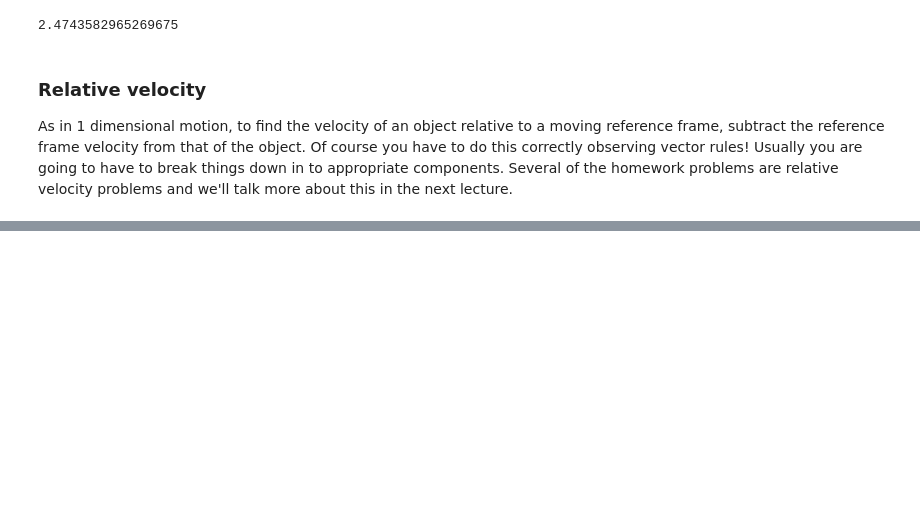
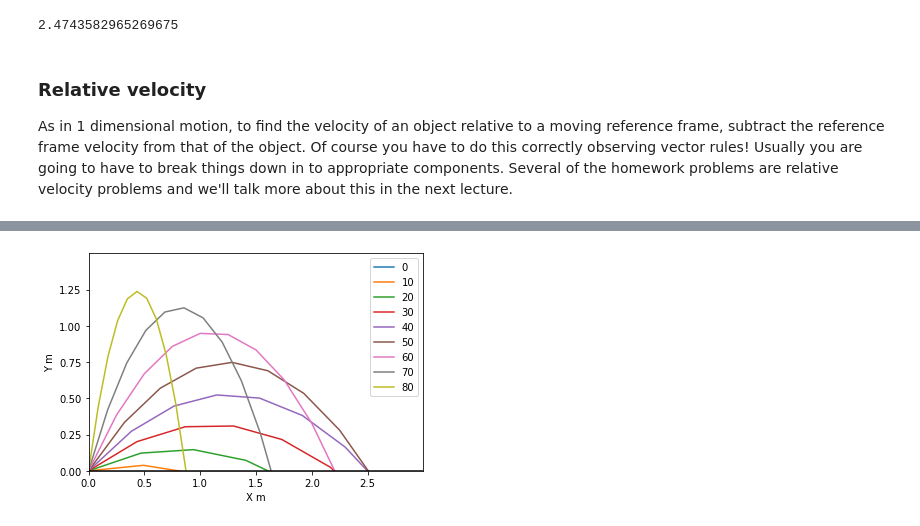
Before and after one commit to cgoldsberry/PHY141, a Jupyter notebook: Lectures/Lec3.ipynb, the cells around one changed output, grey strips where cells are left out. Cells and saved outputs as stored; diff of their text form; code cells hidden in the pictures; blank space fills up the shorter version.

```diff
--- a/Lectures/Lec3.ipynb
+++ b/Lectures/Lec3.ipynb
@@ -174,0 +190,37 @@ plt.axhline(y=0, color='k', linestyle='-')
+# %%
+# Same code, now of a larger range of angles
+# We also plot the maximum range as a function of the angle
+# Using the derived formula above.
+# Rmax = (2*v0**2*sin(theta)*cos(theta)) / g
+# Define variables
+Rmax = []
+v0 = 5.0  # m/s array with 3 velocities
+angles = [0,10,20,30,40,50,60,70,80] # array with three shot angles
+t = np.arange(0,1.5,0.1) # time discretization, 0-1.5 s in 0.1 s steps
+x0 = 0 #m
+y0 = 0 #m
+deg2rad = np.pi/180# convert to radians
+for i in range(9):
+   theta = angles[i]
+   name = str(theta) # label for the plots
+   theta = theta * deg2rad
+   g = 9.8 #m/s2
+   x = x0 + v0*np.cos(theta)*t
+   y = y0 + v0*np.sin(theta)*t - 0.5*g*t**2
+   #max range
+   Rmax.append((2*v0**2*np.sin(theta)*np.cos(theta)) / g)
+   plt.plot(x,y, label=name)
+   plt.legend()
+
+# Plot a horizonal line at zero
+plt.axhline(y=0, color='k', linestyle='-')
+# Set Labels, ranges and Ticks
+plt.xlabel("X m")
+plt.ylabel("Y m")
+plt.xlim([0, 3])
+plt.ylim([0, 1.5])
+plt.xticks(np.arange(0, 3, 0.5))
+plt.yticks(np.arange(0, 1.5, 0.25))
+plt.show()
+# %% [output]
+[figure, added]
```
Also changed, not shown: parts of 3 cells of this notebook.
